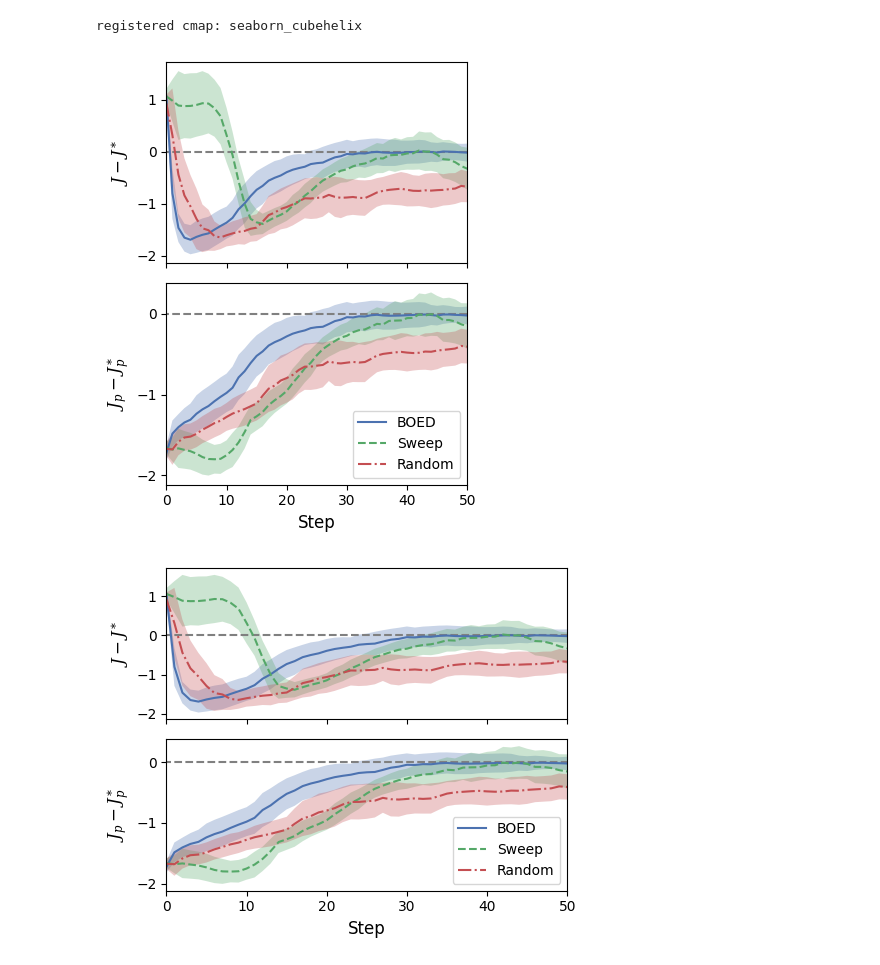
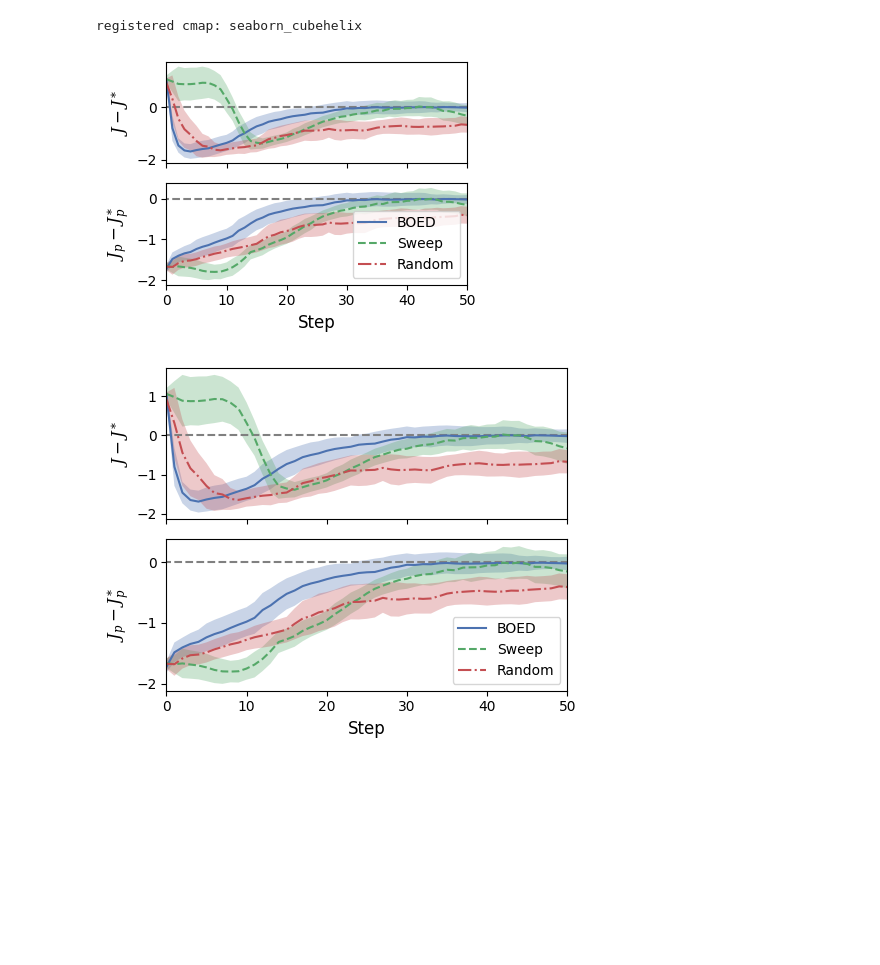
Before and after one commit to zhantaochen/inxs-steering, a Jupyter notebook: paper_preperation/real_exp_benchmark_comparison.ipynb, the cells around one changed output. Cells and saved outputs as stored; diff of their text form; code cells hidden in the pictures; blank space fills up the shorter version.

```diff
--- a/paper_preperation/real_exp_benchmark_comparison.ipynb
+++ b/paper_preperation/real_exp_benchmark_comparison.ipynb
@@ -55,7 +55,7 @@ for key, val in method_dict.items():
             _maes = (_mean_preds - _pt['true_params'][None])[-1,None].abs()
 
             mean_preds.append(_mean_preds.unsqueeze(0))
-            maes.append(_maes[steps_of_interest].unsqueeze(0))
+            maes.append(_maes.unsqueeze(0))
             sample_ids.append(_idx)
             true_values.append(_pt['true_params'])
             measured_angles.append(_pt['measured_angles'].unsqueeze(0))
@@ -78,38 +78,39 @@ difference_bay = results['bayesian']['mean_preds'] - results['bayesian']['true_v
 difference_seq = results['sequential']['mean_preds'] - results['sequential']['true_values'][:,None,:]
 difference_rdn = results['random']['mean_preds'] - results['random']['true_values'][:,None,:]
 # %%
-fig, axes = plt.subplots(2, 1, figsize=(4, 5), sharex=True)
+fig, axes = plt.subplots(2, 1, figsize=(4, 3), sharex=True)
 
 ax = axes[0]
 ax.hlines(0, -10, 60, linestyle='--', color='gray')
 ax.plot(np.arange(51), difference_bay.mean(axis=0)[:,0])
 ax.fill_between(np.arange(51), difference_bay.mean(axis=0)[:,0] - difference_bay.std(axis=0)[:,0], difference_bay.mean(axis=0)[:,0] + difference_bay.std(axis=0)[:,0], alpha=0.3)
 ax.plot(difference_seq.mean(axis=0)[:,0], '--')
 ax.fill_between(np.arange(51), difference_seq.mean(axis=0)[:,0] - difference_seq.std(axis=0)[:,0], difference_seq.mean(axis=0)[:,0] + difference_seq.std(axis=0)[:,0], alpha=0.3)
 ax.plot(difference_rdn.mean(axis=0)[:,0], '-.')
 ax.fill_between(np.arange(51), difference_rdn.mean(axis=0)[:,0] - difference_rdn.std(axis=0)[:,0], difference_rdn.mean(axis=0)[:,0] + difference_rdn.std(axis=0)[:,0], alpha=0.3)
 ax.set_xlim([0, 50])
 ax.set_ylabel(r'$J-J^{\ast}$')
 
 ax = axes[1]
 
 ax.hlines(0, -10, 60, linestyle='--', color='gray')
 ax.plot(difference_bay.mean(axis=0)[:,1], label='BOED')
 ax.fill_between(np.arange(51), difference_bay.mean(axis=0)[:,1] - difference_bay.std(axis=0)[:,1], difference_bay.mean(axis=0)[:,1] + difference_bay.std(axis=0)[:,1], alpha=0.3)
 ax.plot(difference_seq.mean(axis=0)[:,1], '--', label='Sweep')
 ax.fill_between(np.arange(51), difference_seq.mean(axis=0)[:,1] - difference_seq.std(axis=0)[:,1], difference_seq.mean(axis=0)[:,1] + difference_seq.std(axis=0)[:,1], alpha=0.3)
 ax.plot(difference_rdn.mean(axis=0)[:,1], '-.', label='Random')
 ax.fill_between(np.arange(51), difference_rdn.mean(axis=0)[:,1] - difference_rdn.std(axis=0)[:,1], difference_rdn.mean(axis=0)[:,1] + difference_rdn.std(axis=0)[:,1], alpha=0.3)
 ax.set_xlim([0, 50])
 ax.set_xlabel('Step')
 ax.set_ylabel(r'$J_{p}-J_{p}^{\ast}$')
 ax.legend(loc='lower right')
 ax.set_yticks([-2, -1, 0])
 
 fig.align_ylabels(axes)
 fig.tight_layout()
+fig.savefig('figures/bay_seq_rdn_comparison.pdf', bbox_inches='tight')
 # %% [output]
-[figure, old version]
+[figure, new version]
 # %%
 fig, axes = plt.subplots(2, 1, figsize=(5, 4), sharex=True)
 
```
Also changed, not shown: 5 other files.
